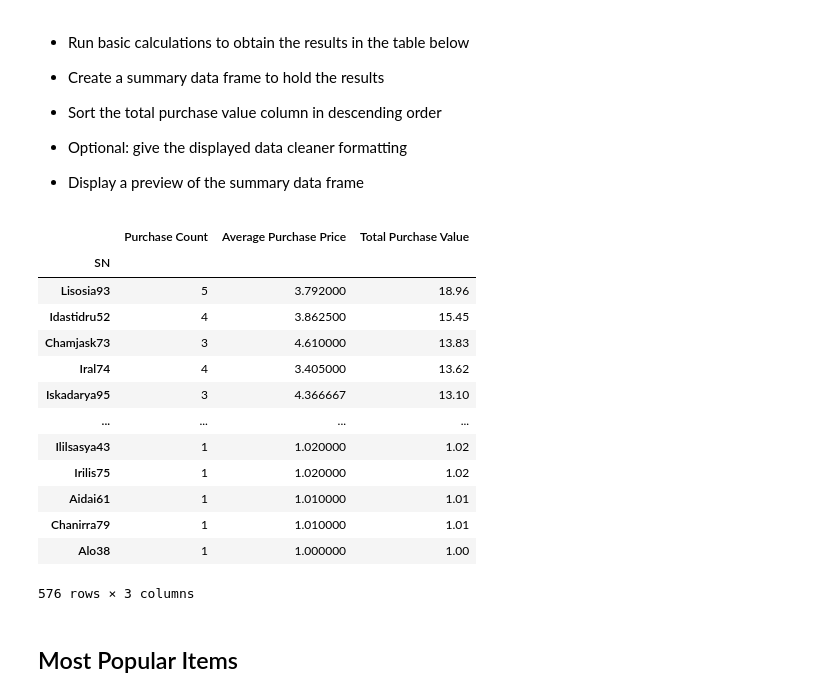
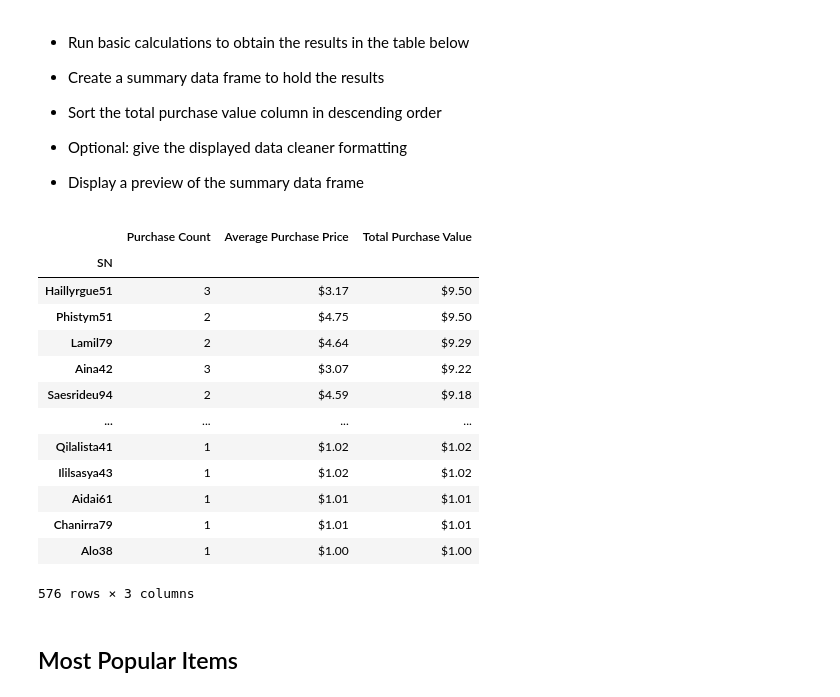
Before and after one commit to akashchhabra303/HeroesOfPymoli, a Jupyter notebook: HeroesOfPymoli_starter.ipynb, the cells around one changed output. Drawn from its saved outputs; the diff is of its cells as text; code cells hidden in the pictures.

```diff
--- a/HeroesOfPymoli_starter.ipynb
+++ b/HeroesOfPymoli_starter.ipynb
@@ -305,31 +361,37 @@ Purchase_df
 # %%
 tspender_count = purchase_data.groupby(["SN"]).count()["Item ID"]
 tspender_total = purchase_data.groupby(["SN"]).sum()["Price"]
 
 
 tspender_avg = tspender_total/tspender_count
 
 
+pur_analysis = pd.DataFrame ({"Purchase Count" : tspender_count, "Average Purchase Price" : tspender_avg ,
+                                "Total Purchase Value" : tspender_total} )
+
+pur_analysis['Average Purchase Price'] = pur_analysis["Average Purchase Price"].map("${:,.2f}".format)
+pur_analysis['Total Purchase Value'] = pur_analysis["Total Purchase Value"].map("${:,.2f}".format)
 
 
 
-pur_analysis = pd.DataFrame ({"Purchase Count" : tspender_count, "Average Purchase Price" : tspender_avg ,
-                                "Total Purchase Value" : tspender_total} )
+
+
+
 pur_analysis.sort_values(by='Total Purchase Value', ascending=False)
 # %% [output]
 |  | Purchase Count | Average Purchase Price | Total Purchase Value |
 | SN |  |  |  |
-| Lisosia93 | 5 | 3.792000 | 18.96 |
-| Idastidru52 | 4 | 3.862500 | 15.45 |
-| Chamjask73 | 3 | 4.610000 | 13.83 |
-| Iral74 | 4 | 3.405000 | 13.62 |
-| Iskadarya95 | 3 | 4.366667 | 13.10 |
+| Haillyrgue51 | 3 | $3.17 | $9.50 |
+| Phistym51 | 2 | $4.75 | $9.50 |
+| Lamil79 | 2 | $4.64 | $9.29 |
+| Aina42 | 3 | $3.07 | $9.22 |
+| Saesrideu94 | 2 | $4.59 | $9.18 |
 | ... | ... | ... | ... |
-| Ililsasya43 | 1 | 1.020000 | 1.02 |
-| Irilis75 | 1 | 1.020000 | 1.02 |
-| Aidai61 | 1 | 1.010000 | 1.01 |
-| Chanirra79 | 1 | 1.010000 | 1.01 |
-| Alo38 | 1 | 1.000000 | 1.00 |
+| Qilalista41 | 1 | $1.02 | $1.02 |
+| Ililsasya43 | 1 | $1.02 | $1.02 |
+| Aidai61 | 1 | $1.01 | $1.01 |
+| Chanirra79 | 1 | $1.01 | $1.01 |
+| Alo38 | 1 | $1.00 | $1.00 |
 576 rows × 3 columns
 # %% [markdown]
 ## Most Popular Items
```
Also changed, not shown: parts of 8 cells of this notebook.
